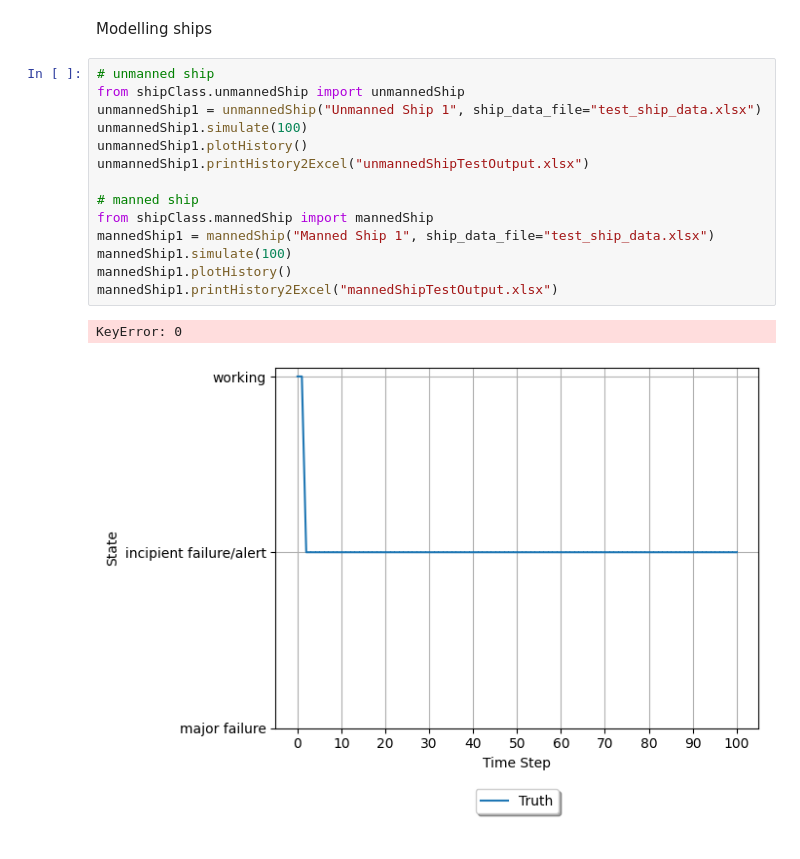
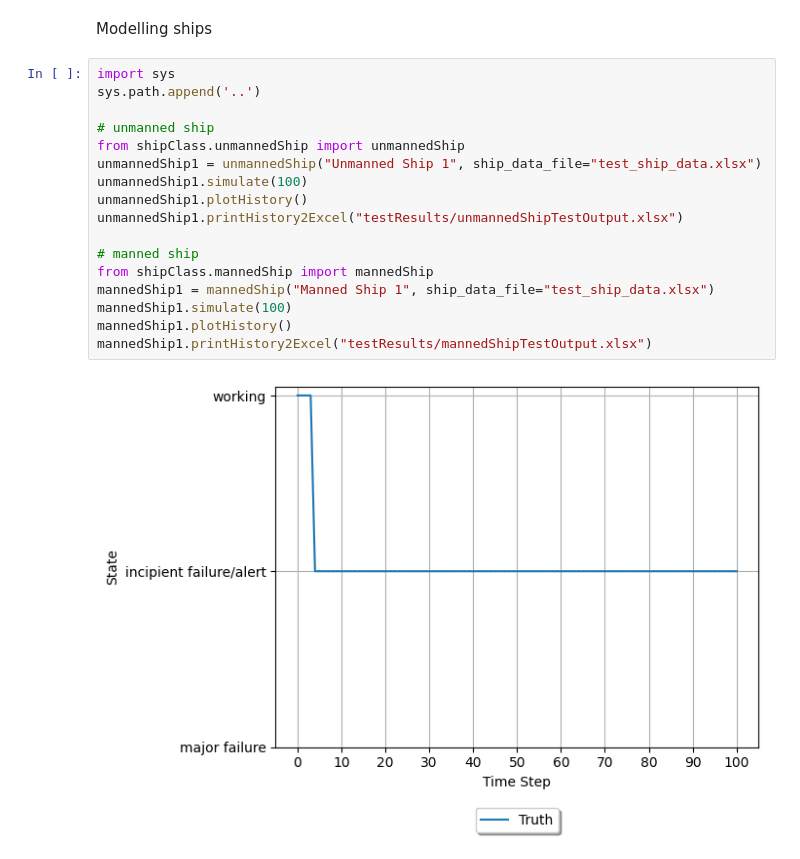
Before and after one commit to andreyaW/KISS, a Jupyter notebook: shipClassTests/threeStateMarkovChain_test.ipynb, the cells around one changed output. Saved outputs shown, nothing was run; the diff lists cells and outputs as text.

Commit message:
updated print to excel functions and ship parallels

```diff
--- a/shipClassTests/threeStateMarkovChain_test.ipynb
+++ b/shipClassTests/threeStateMarkovChain_test.ipynb
@@ -86,19 +86,21 @@ system.drawSystem()
 # %% [markdown]
 Modelling ships
 # %%
+import sys
+sys.path.append('..')
+
 # unmanned ship
 from shipClass.unmannedShip import unmannedShip
 unmannedShip1 = unmannedShip("Unmanned Ship 1", ship_data_file="test_ship_data.xlsx")
 unmannedShip1.simulate(100)
 unmannedShip1.plotHistory()
-unmannedShip1.printHistory2Excel("unmannedShipTestOutput.xlsx")
+unmannedShip1.printHistory2Excel("testResults/unmannedShipTestOutput.xlsx")
 
 # manned ship
 from shipClass.mannedShip import mannedShip
 mannedShip1 = mannedShip("Manned Ship 1", ship_data_file="test_ship_data.xlsx")
 mannedShip1.simulate(100)
 mannedShip1.plotHistory()
-mannedShip1.printHistory2Excel("mannedShipTestOutput.xlsx")
+mannedShip1.printHistory2Excel("testResults/mannedShipTestOutput.xlsx")
 # %% [output]
-KeyError: 0
-[figure, old version]
+[figure, new version]
```
Also changed, not shown: parts of 4 cells of this notebook, 5 other files.
